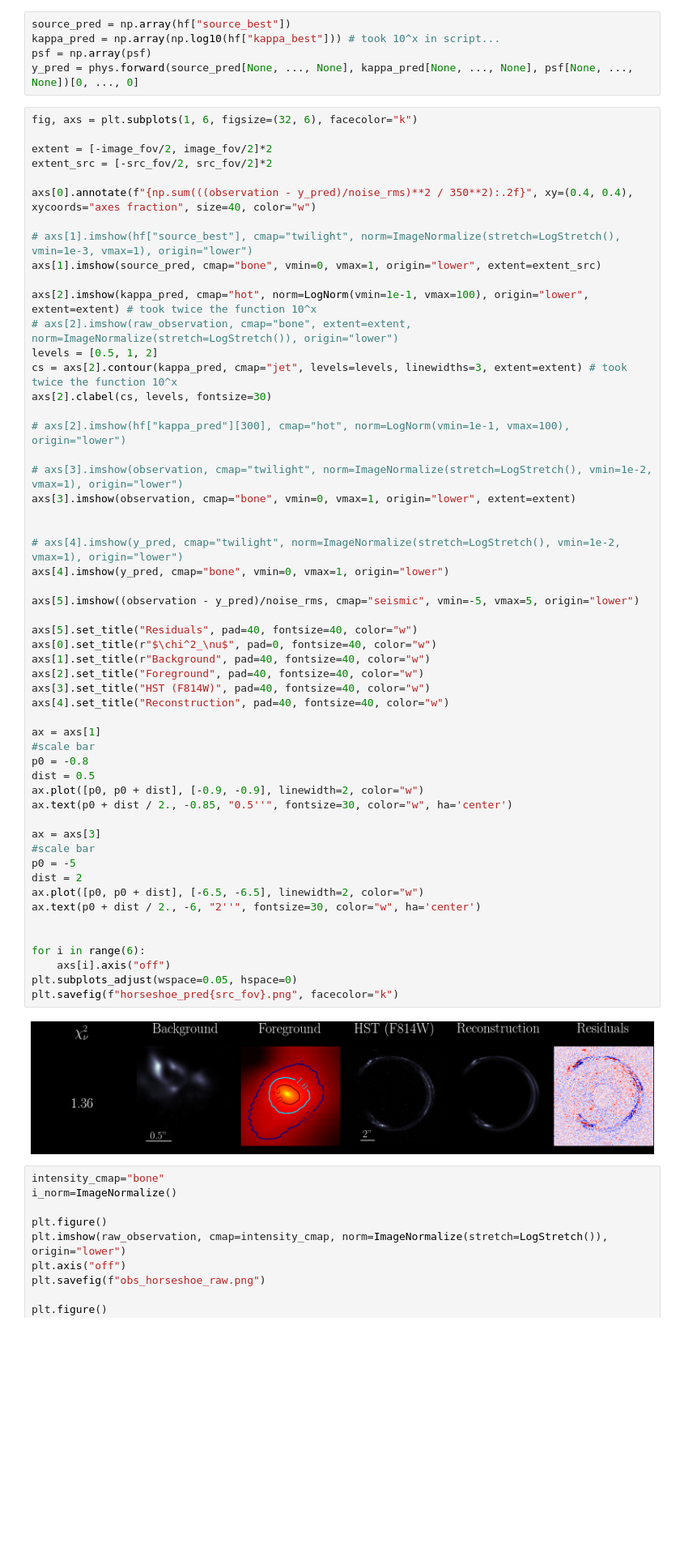
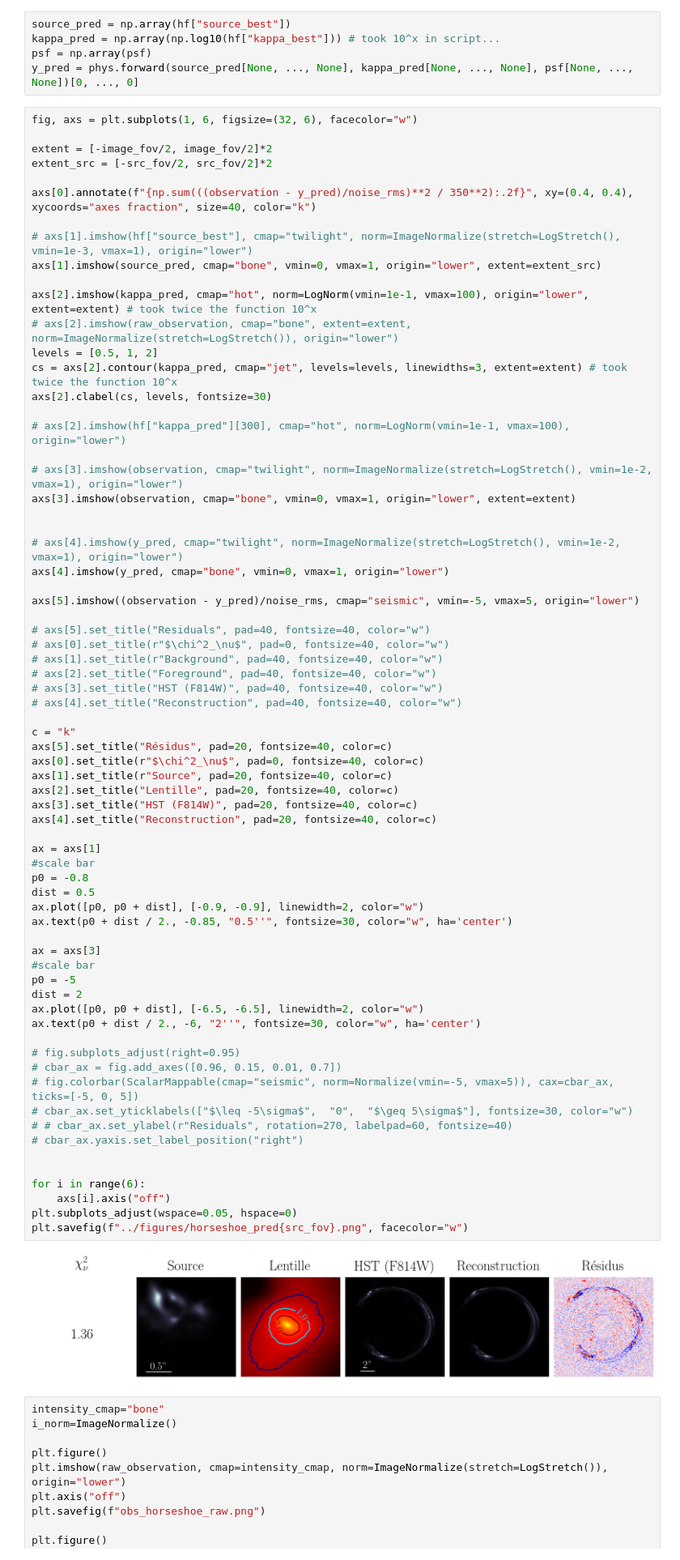
Before and after one commit to AlexandreAdam/master_thesis, a Jupyter notebook: notebooks/horseshoe_prelim_results.ipynb, the cells around one changed output. Shown at 81% size. Cells and saved outputs as stored; diff of their text form; blank space fills up the shorter version.

```diff
--- a/notebooks/horseshoe_prelim_results.ipynb
+++ b/notebooks/horseshoe_prelim_results.ipynb
@@ -39,12 +41,12 @@ kappa_pred = np.array(np.log10(hf["kappa_best"])) # took 10^x in script...
 psf = np.array(psf)
 y_pred = phys.forward(source_pred[None, ..., None], kappa_pred[None, ..., None], psf[None, ..., None])[0, ..., 0]
 # %%
-fig, axs = plt.subplots(1, 6, figsize=(32, 6), facecolor="k")
+fig, axs = plt.subplots(1, 6, figsize=(32, 6), facecolor="w")
 
 extent = [-image_fov/2, image_fov/2]*2
 extent_src = [-src_fov/2, src_fov/2]*2
 
-axs[0].annotate(f"{np.sum(((observation - y_pred)/noise_rms)**2 / 350**2):.2f}", xy=(0.4, 0.4), xycoords="axes fraction", size=40, color="w")
+axs[0].annotate(f"{np.sum(((observation - y_pred)/noise_rms)**2 / 350**2):.2f}", xy=(0.4, 0.4), xycoords="axes fraction", size=40, color="k")
 
 # axs[1].imshow(hf["source_best"], cmap="twilight", norm=ImageNormalize(stretch=LogStretch(), vmin=1e-3, vmax=1), origin="lower")
 axs[1].imshow(source_pred, cmap="bone", vmin=0, vmax=1, origin="lower", extent=extent_src)
@@ -59,41 +61,56 @@ axs[2].clabel(cs, levels, fontsize=30)
 
 # axs[3].imshow(observation, cmap="twilight", norm=ImageNormalize(stretch=LogStretch(), vmin=1e-2, vmax=1), origin="lower")
 axs[3].imshow(observation, cmap="bone", vmin=0, vmax=1, origin="lower", extent=extent)
 
 
 # axs[4].imshow(y_pred, cmap="twilight", norm=ImageNormalize(stretch=LogStretch(), vmin=1e-2, vmax=1), origin="lower")
 axs[4].imshow(y_pred, cmap="bone", vmin=0, vmax=1, origin="lower")
 
 axs[5].imshow((observation - y_pred)/noise_rms, cmap="seismic", vmin=-5, vmax=5, origin="lower")
 
-axs[5].set_title("Residuals", pad=40, fontsize=40, color="w")
-axs[0].set_title(r"$\chi^2_\nu$", pad=0, fontsize=40, color="w")
-axs[1].set_title(r"Background", pad=40, fontsize=40, color="w")
-axs[2].set_title("Foreground", pad=40, fontsize=40, color="w")
-axs[3].set_title("HST (F814W)", pad=40, fontsize=40, color="w")
-axs[4].set_title("Reconstruction", pad=40, fontsize=40, color="w")
+# axs[5].set_title("Residuals", pad=40, fontsize=40, color="w")
+# axs[0].set_title(r"$\chi^2_\nu$", pad=0, fontsize=40, color="w")
+# axs[1].set_title(r"Background", pad=40, fontsize=40, color="w")
+# axs[2].set_title("Foreground", pad=40, fontsize=40, color="w")
+# axs[3].set_title("HST (F814W)", pad=40, fontsize=40, color="w")
+# axs[4].set_title("Reconstruction", pad=40, fontsize=40, color="w")
+
+c = "k"
+axs[5].set_title("Résidus", pad=20, fontsize=40, color=c)
+axs[0].set_title(r"$\chi^2_\nu$", pad=0, fontsize=40, color=c)
+axs[1].set_title(r"Source", pad=20, fontsize=40, color=c)
+axs[2].set_title("Lentille", pad=20, fontsize=40, color=c)
+axs[3].set_title("HST (F814W)", pad=20, fontsize=40, color=c)
+axs[4].set_title("Reconstruction", pad=20, fontsize=40, color=c)
 
 ax = axs[1]
 #scale bar
 p0 = -0.8
 dist = 0.5
 ax.plot([p0, p0 + dist], [-0.9, -0.9], linewidth=2, color="w")
 ax.text(p0 + dist / 2., -0.85, "0.5''", fontsize=30, color="w", ha='center')
 
 ax = axs[3]
 #scale bar
 p0 = -5
 dist = 2
 ax.plot([p0, p0 + dist], [-6.5, -6.5], linewidth=2, color="w")
 ax.text(p0 + dist / 2., -6, "2''", fontsize=30, color="w", ha='center')
 
+# fig.subplots_adjust(right=0.95)
+# cbar_ax = fig.add_axes([0.96, 0.15, 0.01, 0.7])
+# fig.colorbar(ScalarMappable(cmap="seismic", norm=Normalize(vmin=-5, vmax=5)), cax=cbar_ax, ticks=[-5, 0, 5])
+# cbar_ax.set_yticklabels(["$\leq -5\sigma$",  "0",  "$\geq 5\sigma$"], fontsize=30, color="w")
+# # cbar_ax.set_ylabel(r"Residuals", rotation=270, labelpad=60, fontsize=40)
+# cbar_ax.yaxis.set_label_position("right")
+
 
 for i in range(6):
     axs[i].axis("off")
 plt.subplots_adjust(wspace=0.05, hspace=0)
-plt.savefig(f"horseshoe_pred{src_fov}.png", facecolor="k")
+plt.savefig(f"../figures/horseshoe_pred{src_fov}.png", facecolor="w")
 # %% [output]
-[figure, old version]
+[figure, new version]
 # %%
 intensity_cmap="bone"
 i_norm=ImageNormalize()
```
Also changed, not shown: parts of 1 cell of this notebook, 9 other files.
